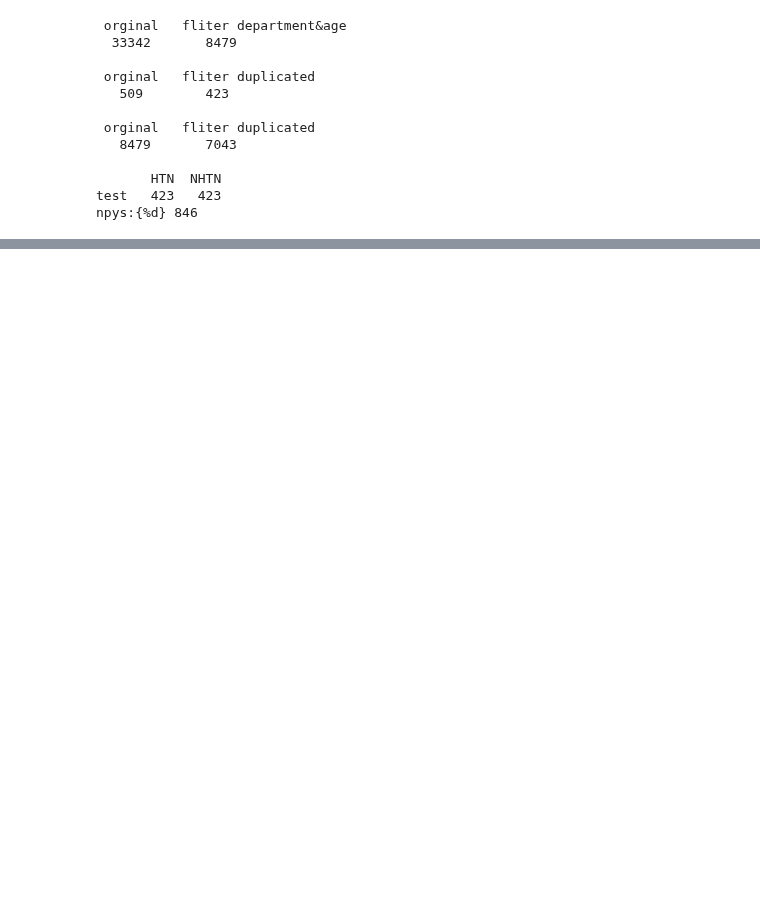
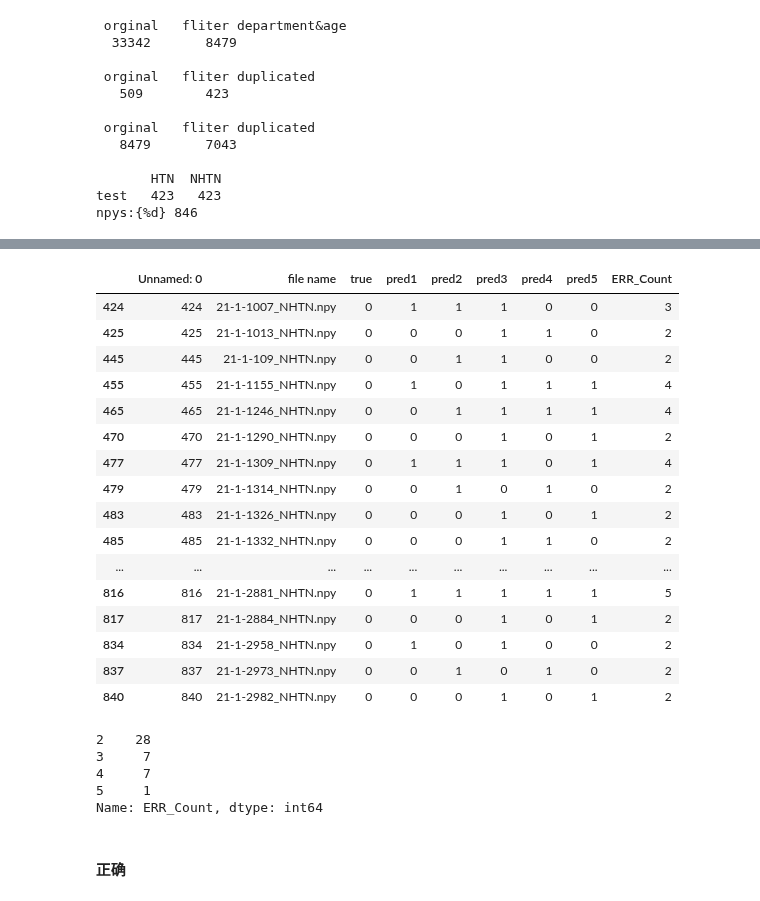
Before and after one commit to LiangBeam9810/Interpretable_HTN, a Jupyter notebook: main copy.ipynb, the cells around one changed output, grey strips where cells are left out. Saved outputs shown, nothing was run; the diff lists cells and outputs as text; code cells hidden in the pictures; blank space fills up the shorter version.

```diff
--- a/main copy.ipynb
+++ b/main copy.ipynb
@@ -453,2 +497,30 @@ for index in tqdm((HTN_errs['Unnamed: 0']).tolist()):
 # %%
-HTN_not_errs = answer1[~(((answer1['true']==1)&(answer1['sum']<2))|((answer1['true']==0)&(answer1['sum']>1)))]
+NHTN_errs = answer1[(answer1['ERR_Count']>1)&(answer1['true'] == 0)]
+# %%
+NHTN_errs
+# %% [output]
+|  | Unnamed: 0 | file name | true | pred1 | pred2 | pred3 | pred4 | pred5 | ERR_Count |
+| 424 | 424 | 21-1-1007_NHTN.npy | 0 | 1 | 1 | 1 | 0 | 0 | 3 |
+| 425 | 425 | 21-1-1013_NHTN.npy | 0 | 0 | 0 | 1 | 1 | 0 | 2 |
+| 445 | 445 | 21-1-109_NHTN.npy | 0 | 0 | 1 | 1 | 0 | 0 | 2 |
+| 455 | 455 | 21-1-1155_NHTN.npy | 0 | 1 | 0 | 1 | 1 | 1 | 4 |
+| 465 | 465 | 21-1-1246_NHTN.npy | 0 | 0 | 1 | 1 | 1 | 1 | 4 |
+| 470 | 470 | 21-1-1290_NHTN.npy | 0 | 0 | 0 | 1 | 0 | 1 | 2 |
+| 477 | 477 | 21-1-1309_NHTN.npy | 0 | 1 | 1 | 1 | 0 | 1 | 4 |
+| 479 | 479 | 21-1-1314_NHTN.npy | 0 | 0 | 1 | 0 | 1 | 0 | 2 |
+| 483 | 483 | 21-1-1326_NHTN.npy | 0 | 0 | 0 | 1 | 0 | 1 | 2 |
+| 485 | 485 | 21-1-1332_NHTN.npy | 0 | 0 | 0 | 1 | 1 | 0 | 2 |
+| ... | ... | ... | ... | ... | ... | ... | ... | ... | ... |
+| 816 | 816 | 21-1-2881_NHTN.npy | 0 | 1 | 1 | 1 | 1 | 1 | 5 |
+| 817 | 817 | 21-1-2884_NHTN.npy | 0 | 0 | 0 | 1 | 0 | 1 | 2 |
+| 834 | 834 | 21-1-2958_NHTN.npy | 0 | 1 | 0 | 1 | 0 | 0 | 2 |
+| 837 | 837 | 21-1-2973_NHTN.npy | 0 | 0 | 1 | 0 | 1 | 0 | 2 |
+| 840 | 840 | 21-1-2982_NHTN.npy | 0 | 0 | 0 | 1 | 0 | 1 | 2 |
+# %%
+NHTN_errs['ERR_Count'].value_counts()
+# %% [output]
+2    28
+3     7
+4     7
+5     1
+Name: ERR_Count, dtype: int64
@@ -454,0 +541,2 @@ HTN_not_errs = answer1[~(((answer1['true']==1)&(answer1['sum']<2))|((answer1['tr
+# %% [markdown]
+#### 正确
```
Also changed, not shown: parts of 29 cells of this notebook, 2 other files.
